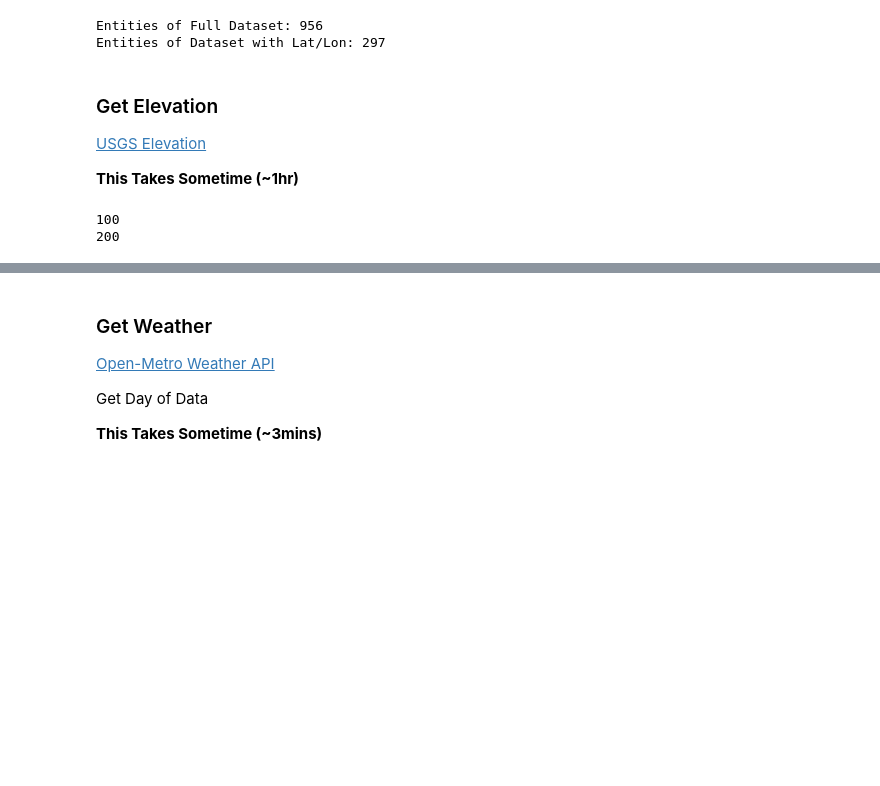
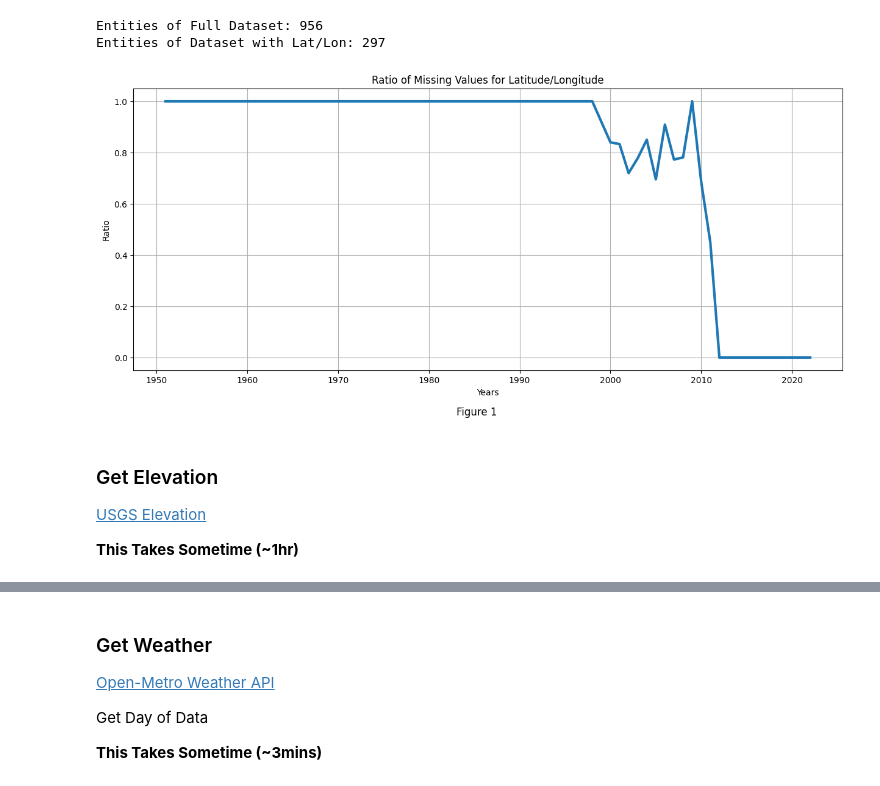
Before and after one commit to IMadeThisAccountForSchool/avalanche4447, a Jupyter notebook: proj_4447.ipynb, the cells around one changed output, grey strips where cells are left out. Cells and saved outputs as stored; diff of their text form; code cells hidden in the pictures; blank space fills up the shorter version.

```diff
--- a/proj_4447.ipynb
+++ b/proj_4447.ipynb
@@ -32,14 +17,32 @@ a_req = requests.get('https://avalanche.state.co.us/sites/default/files/2022-11/
 df = pd.read_excel(a_req.content)
 df = df.replace('SKi','Ski')
 df = df.replace(['Mechanised Guide','Motorized Guided client','Mechanized Guide'],'Mechanized Guiding Client')
-df['Date'] = df.Date.dt.date
-pdf = df.dropna(subset=['lat','lon'],how='all')
-pdf = pdf[(pdf.lat != 0) & (pdf.lon != 0)]
+#df['Date'] = df.Date.dt.date
+df[['lon','lat']] = df[['lon','lat']].fillna(0)
+pdf = df[(df.lat != 0) & (df.lon != 0)]
 pdf.reset_index()
 print(f'Entities of Full Dataset: {len(df)}\nEntities of Dataset with Lat/Lon: {len(pdf)}')
 # %% [output]
 Entities of Full Dataset: 956
 Entities of Dataset with Lat/Lon: 297
+# %%
+ydf = df.groupby('YYYY')['lat']
+years = []
+nulls = []
+for y,d in ydf:
+  years.append(y)
+  nulls.append(sum(d == 0.0)/len(d))
+
+plt.figure(figsize=(15,6))
+plt.plot(years,nulls,lw=3)
+plt.title('Ratio of Missing Values for Latitude/Longitude')
+plt.suptitle('Figure 1',y=0.01)
+plt.xlabel('Years')
+plt.ylabel('Ratio')
+plt.grid()
+plt.savefig('./data/missing_data.png')
+# %% [output]
+[figure, added]
 # %% [markdown]
 ### Get Elevation
 [USGS Elevation](https://apps.nationalmap.gov/epqs/)
@@ -75,26 +78,23 @@ def getSlope(ilat,ilon):
     ele.append(max(cord))
   return ele
 # %%
-elst = []
-sl10m = []
-sl25m = []
-sl50m = []
-cnt = 0
-for tpl in zip(pdf.lat,pdf.lon):
-  cnt += 1
-  if cnt%100 == 0:
-    print(cnt)
-  lat = tpl[0]
-  lon = tpl[1]
-  rtn = getSlope(tpl[0],tpl[1])
-  elst.append(rtn[0])
-  sl10m.append(rtn[1])
-  sl25m.append(rtn[2])
-  sl50m.append(rtn[3])
-pdf['elevation'] = elst
-pdf['slope_10m'] = sl10m
-pdf['slope_25m'] = sl25m
-pdf['slope_50m'] = sl50m
+cdf = pd.read_csv('./data/pdf.csv')
+if len(cdf) != len(pdf):
+  elst = []
+  sl10m = []
+  sl25m = []
+  sl50m = []
+  for tpl in zip(pdf.lat,pdf.lon):
+    lat = tpl[0]
+    lon = tpl[1]
+    rtn = getSlope(tpl[0],tpl[1])
+    elst.append(rtn[0])
+    sl10m.append(rtn[1])
+    sl25m.append(rtn[2])
+    sl50m.append(rtn[3])
+  pdf['elevation'] = elst
+  pdf['slope_10m'] = sl10m
+  pdf['slope_25m'] = sl25m
+  pdf['slope_50m'] = sl50m
+else:
+  pdf = cdf.copy()
-# %% [output]
-100
-200
```
Also changed, not shown: parts of 11 cells of this notebook, 5 other files.
